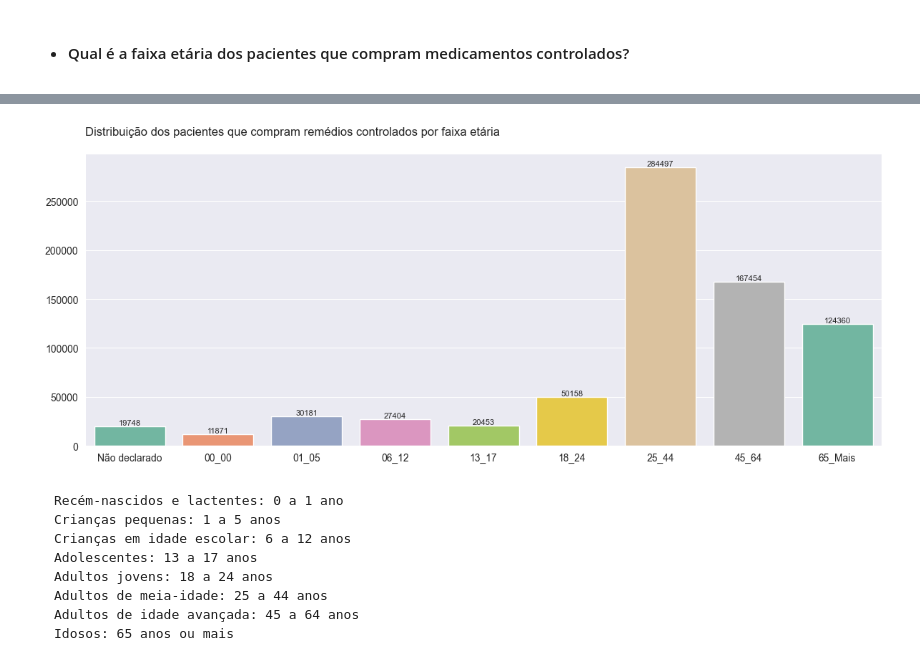
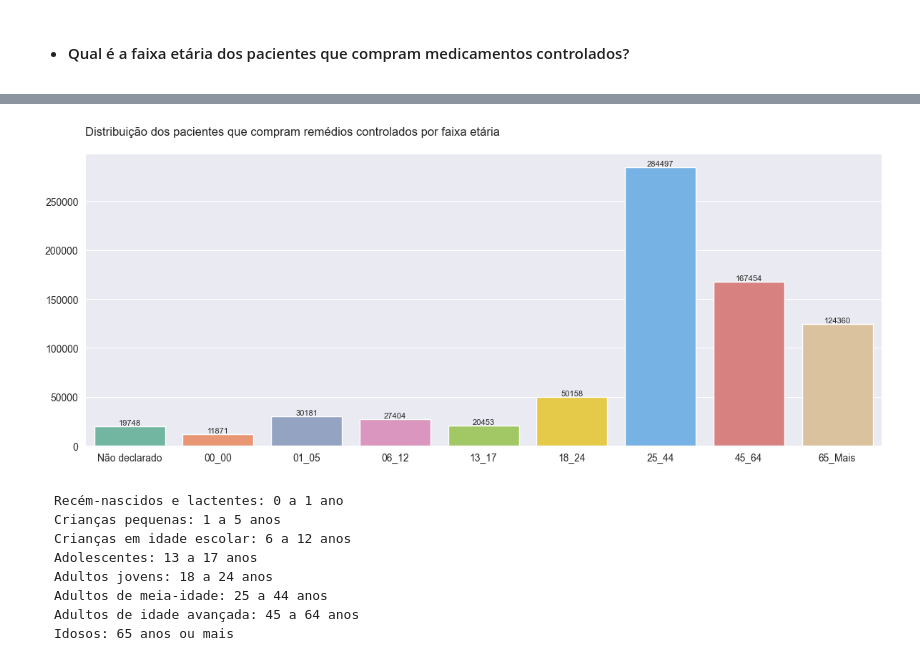
Before and after one commit to emso-exe/Venda_de_medicamentos_controlados_e_antimicrobianos_-_industrializados, a Jupyter notebook: 001_analise_de_vendas.ipynb, the cells around one changed output, grey strips where cells are left out. Cells and saved outputs as stored; diff of their text form; code cells hidden in the pictures.

Commit message:
feat: Adição de paleta de cores padrão e inclusão de parêmetro de paleta padrão nas chamadas das funções gráficas.

```diff
--- a/001_analise_de_vendas.ipynb
+++ b/001_analise_de_vendas.ipynb
@@ -64,6 +64,10 @@ from statistics import mode
 
 warnings.filterwarnings('ignore')
 sns.set_style('darkgrid')
+
+# Definição da paleta de cores a ser usada nos gráficos
+palette = sns.color_palette(['#66c2a5', '#fc8d62', '#8da0cb', '#e78ac3', '#a6d854',
+                            '#ffd92f', '#64B5F6', '#E57373', '#e5c494', '#b3b3b3', '#06B6D4', '#8D6E63'])
 # %% [markdown]
 ## 2. Carregamento dos dados
 # %%
@@ -790,9 +794,9 @@ df.head()
 | 3 | 2020 | 10 | SP | MONGAGUÁ | ACETATO DE PREDNISOLONA + GATIFLO... | 3 MG/ML + 10 MG/ML SUS OFT CT FR ... | 1 | ... |
 | 4 | 2020 | 10 | SP | MONGAGUÁ | ACETATO DE PREDNISOLONA + GATIFLO... | 3 MG/ML + 10 MG/ML SUS OFT CT FR ... | 1 | ... |
 # %%
-fn.graf_countplot(df, 'FAIXA_ETARIA', 'Distribuição dos pacientes que compram remédios controlados por faixa etária')
+fn.graf_countplot(df, 'FAIXA_ETARIA', 'Distribuição dos pacientes que compram remédios controlados por faixa etária', palette=palette)
 # %% [output]
-[figure, old version]
+[figure, new version]
 # %% [markdown]
     Recém-nascidos e lactentes: 0 a 1 ano
     Crianças pequenas: 1 a 5 anos
```
Also changed, not shown: parts of 17 cells of this notebook.
